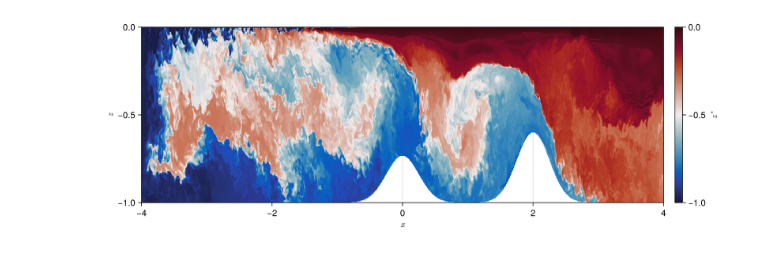
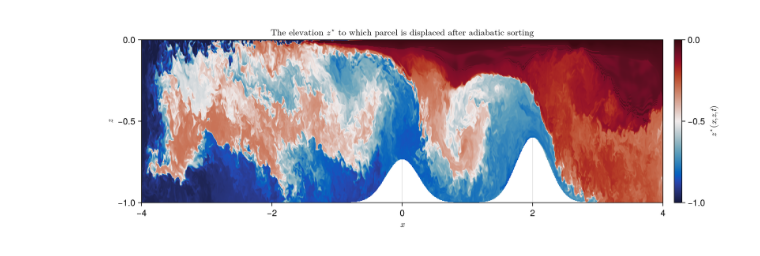
Before and after one commit to ikeshwani/HorizontalConvection, a Jupyter notebook: notebooks/background_potential_energy.ipynb, the cells around one changed output. Drawn from its saved outputs; the diff is of its cells as text; code cells hidden in the pictures.

Commit message:
Calculation of zstar and reference (sorted) buoyancy field

```diff
--- a/notebooks/background_potential_energy.ipynb
+++ b/notebooks/background_potential_energy.ipynb
@@ -37,4 +31,3 @@ b_flat = vcat(b...);
 # %%
 z = ds["zC"][4+1:end-4]
-z_3d = repeat(reshape(z, 1,1,grid.Nz), grid.Nx, grid.Ny, 1)
-z_flat = vcat(z_3d...);
+z_3d = repeat(reshape(z, 1,1,Nz), Nx, Ny, 1);
@@ -45,3 +34,7 @@ b_flat[.!wet_flat] .= NaN;
+# %%
+b_flat = reshape(b, (Nx*Ny*Nz));
+wet_flat = reshape(wet, (Nx*Ny*Nz));
+z_flat = reshape(z_3d, (Nx*Ny*Nz));
 # %%
 sort_idx = sortperm(b_flat);
 b_sorted, z_sorted = b_flat[sort_idx], z_flat[sort_idx];
@@ -62,9 +60,11 @@ A_interpolation = linear_interpolation(z, A_wet, extrapolation_bc=Line());
 # %%
-zstar_flat = zeros(size(b_sorted)) .+ grid.zᵃᵃᶠ[1]
+z_bot = ds["zF"][5] # ignore 4 halo points
+zstar_flat = zeros(size(b_sorted))
+zstar_flat[1] = z_bot
 for k in 2:length(b_sorted)
     A = A_interpolation(zstar_flat[k-1])
     if !isnan(b_sorted[k])
-        zstar_flat[k] = zstar_flat[k-1] + ΔV/A
+        zstar_flat[k] = zstar_flat[k-1] + ΔV_flat[k]/A
     else
         zstar_flat[k] = NaN
     end
@@ -74,9 +91,9 @@ unsort_idx = sortperm(sort_idx);
 zstar = reshape(zstar_flat[unsort_idx], size(b));
 # %%
 f = Figure(size=(1000, 350))
-ax = Axis(f[1,1], xlabel=L"$x$", ylabel=L"$z$")
-hm = heatmap!(ax, ds["xC"][5:end-4], ds["zC"][5:end-4], zstar[:,grid.Ny÷2,:], colorrange = (-1, 0), colormap = :balance)
-Colorbar(f[1,2], hm, label=L"$z^{\star}$");
+ax = Axis(f[1,1], xlabel=L"$x$", ylabel=L"$z$", title=L"The elevation $z^{\star}$ to which parcel is displaced after adiabatic sorting")
+hm = heatmap!(ax, ds["xC"][5:end-4], ds["zC"][5:end-4], zstar[:,Ny÷2,:], colorrange = (-1, 0), colormap = :balance)
+Colorbar(f[1,2], hm, label=L"$z^{\star}(x,z,t)$");
 f
 # %% [output]
-[figure, old version]
+[figure, new version]
```
Also changed, not shown: parts of 22 cells of this notebook.
